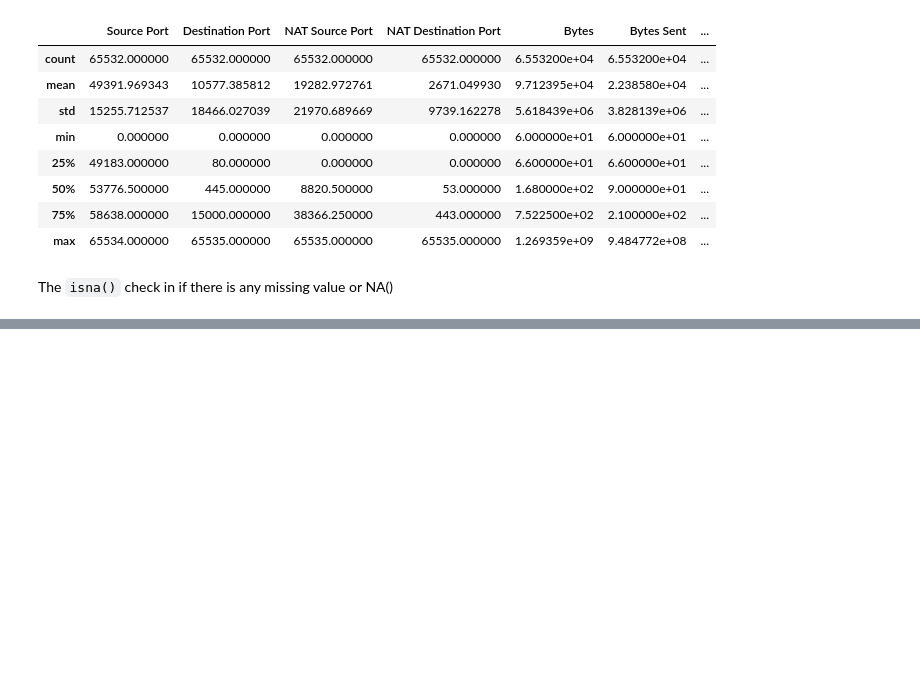
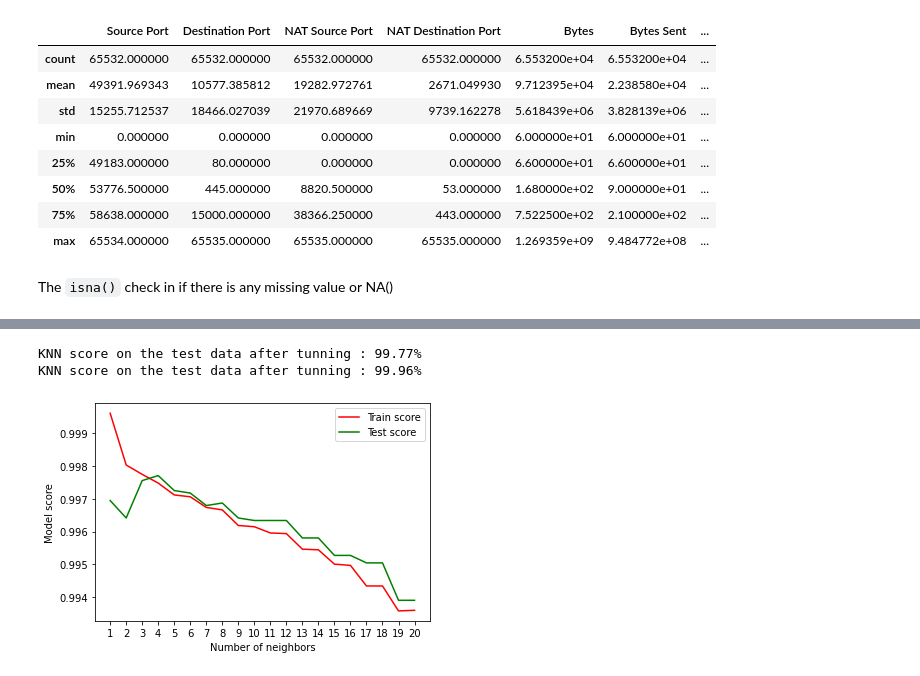
Before and after one commit to Marco2020333/ML_CA1, a Jupyter notebook: Marco2020333_ML_CA1.ipynb, the cells around one changed output, grey strips where cells are left out. Cells and saved outputs as stored; diff of their text form; code cells hidden in the pictures; blank space fills up the shorter version.

```diff
--- a/Marco2020333_ML_CA1.ipynb
+++ b/Marco2020333_ML_CA1.ipynb
@@ -108,0 +282,3 @@ Chumbar, S. (2023). The CRISP-DM Process: A Comprehensive Guide. [online] Medium
+# %%
+X = df.drop(columns=['Action'])
+y = df['Action']
@@ -108,0 +294,3 @@ Chumbar, S. (2023). The CRISP-DM Process: A Comprehensive Guide. [online] Medium
+# %%
+from sklearn.model_selection import train_test_split
+X_train, X_test, y_train, y_test = train_test_split(X, y, test_size=0.2, random_state=42)
@@ -108,0 +386,8 @@ Chumbar, S. (2023). The CRISP-DM Process: A Comprehensive Guide. [online] Medium
+# %%
+from sklearn.preprocessing import StandardScaler
+scaler = StandardScaler()
+X_train = scaler.fit_transform(X_train)
+X_test = scaler.transform(X_test)
+
+X_train_data=pd.DataFrame(X_test)
+X_train_data.head()
@@ -108,0 +546,21 @@ Chumbar, S. (2023). The CRISP-DM Process: A Comprehensive Guide. [online] Medium
+# %%
+train_scores = []
+test_scores = []
+
+
+neighbors = range(1,21)
+
+
+knn = KNeighborsClassifier()
+
+for i in neighbors:
+    knn.set_params(n_neighbors=i)
+
+
+    knn.fit(X_train, y_train)
+
+
+    train_scores.append(knn.score(X_train, y_train))
+
+
+    test_scores.append(knn.score(X_test, y_test))
@@ -108,0 +573,14 @@ Chumbar, S. (2023). The CRISP-DM Process: A Comprehensive Guide. [online] Medium
+# %%
+plt.plot(neighbors, train_scores, label="Train score",color="red")
+plt.plot(neighbors, test_scores, label="Test score", color="green")
+plt.xticks(np.arange(1,21,1))
+plt.xlabel("Number of neighbors")
+plt.ylabel("Model score")
+plt.legend()
+
+print(f"KNN score on the test data after tunning : {max(test_scores)*100:.2f}%")
+print(f"KNN score on the test data after tunning : {max(train_scores)*100:.2f}%")
+# %% [output]
+KNN score on the test data after tunning : 99.77%
+KNN score on the test data after tunning : 99.96%
+[figure, added]
```
Also changed, not shown: parts of 67 cells of this notebook.
